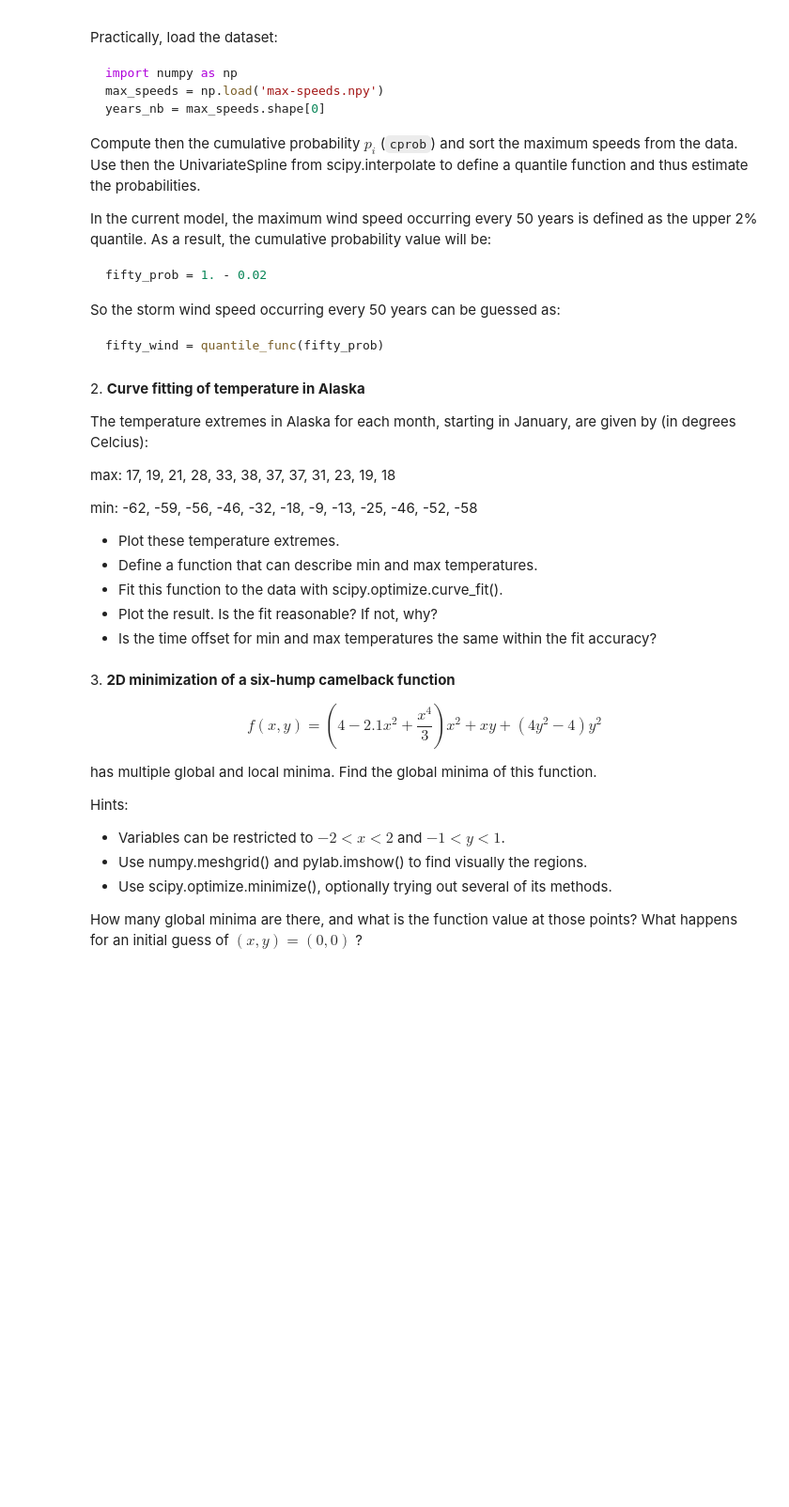
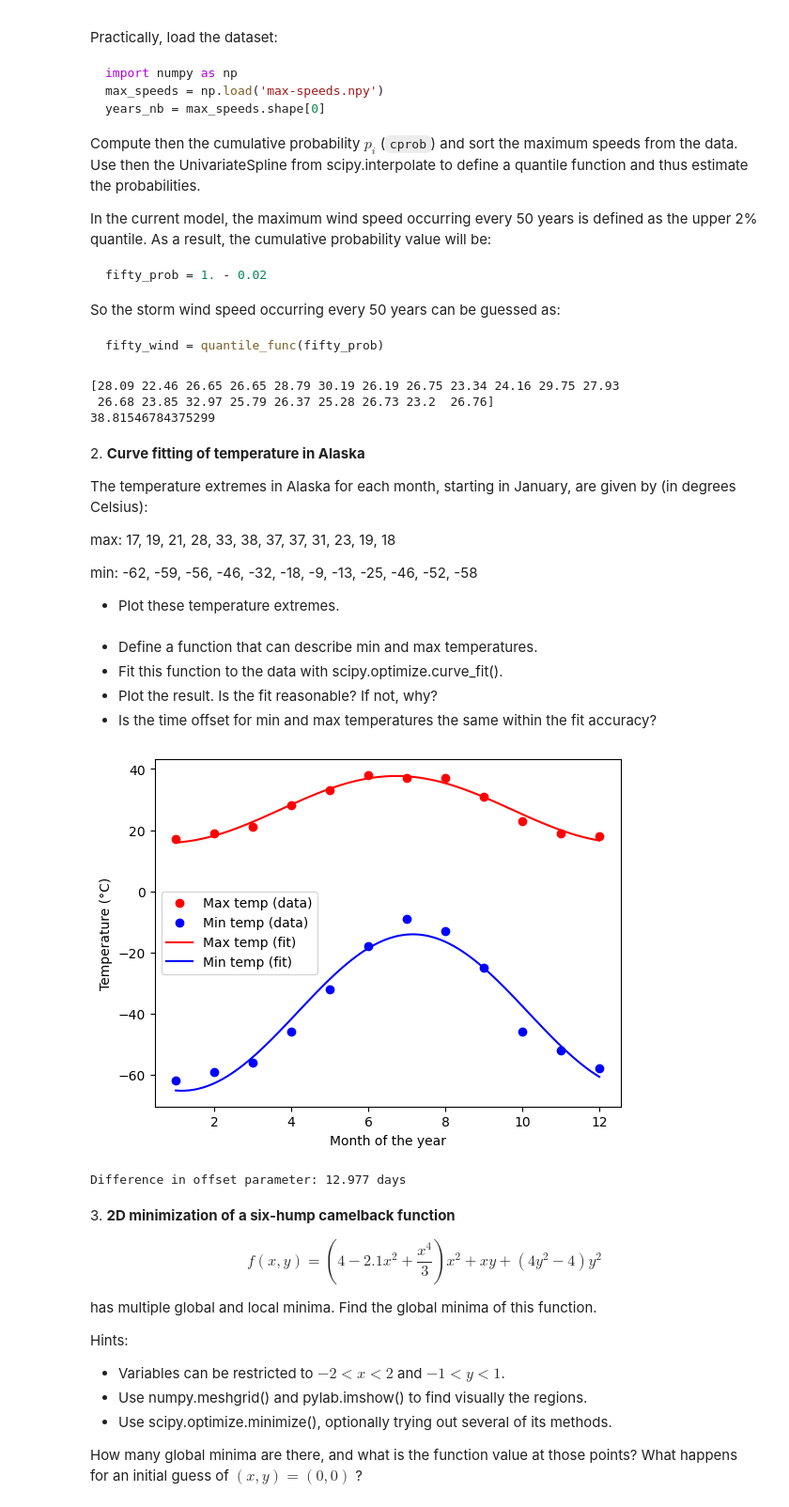
Before and after one commit to LiberoP/LaboratoryOfComputationalPhysics_Y8, a Jupyter notebook: 09ex_Algorithms.ipynb, the cells around one changed output. Shown at 94% size. Drawn from its saved outputs; the diff is of its cells as text; code cells hidden in the pictures; blank space fills up the shorter version.

```diff
--- a/09ex_Algorithms.ipynb
+++ b/09ex_Algorithms.ipynb
@@ -34,3 +40,17 @@ fifty_wind = quantile_func(fifty_prob)
 # so instead of fitting a gaussian (binned wind speed on x axis and occurences, probabilities if normalised,  on y axis),
 # we fit Q(p) = sqrt(2) erf^-1(2p-1) as per Wikipedia (or rather a generic function?);
 # where p(x_i), after arranging dataset in ascending order, is the fraction of measures less or equal to x_i
+max_speeds = np.load('max-speeds.npy')
+years_nb = max_speeds.shape[0]
+cprob=np.array([(i+1)/(years_nb+1) for i in range(years_nb)])
+max_speeds_sorted=np.sort(max_speeds)
+quantile_func=sp.interpolate.make_splrep(y=max_speeds, x=cprob)
+fifty_prob=1.-0.02
+fifty_wind=quantile_func(fifty_prob)
+print(max_speeds)
+print(fifty_wind)
+# ---> double check? evm plot?
+# %% [output]
+[28.09 22.46 26.65 26.65 28.79 30.19 26.19 26.75 23.34 24.16 29.75 27.93
+ 26.68 23.85 32.97 25.79 26.37 25.28 26.73 23.2  26.76]
+38.81546784375299
@@ -44,14 +57,10 @@ print(max_speeds, '\n', years_nb)
 # %% [markdown]
 2\. **Curve fitting of temperature in Alaska**
 
-The temperature extremes in Alaska for each month, starting in January, are given by (in degrees Celcius):
+The temperature extremes in Alaska for each month, starting in January, are given by (in degrees Celsius):
 
 max:  17,  19,  21,  28,  33,  38, 37,  37,  31,  23,  19,  18
 
 min: -62, -59, -56, -46, -32, -18, -9, -13, -25, -46, -52, -58
 
 * Plot these temperature extremes.
-* Define a function that can describe min and max temperatures.
-* Fit this function to the data with scipy.optimize.curve_fit().
-* Plot the result. Is the fit reasonable? If not, why?
-* Is the time offset for min and max temperatures the same within the fit accuracy?
@@ -64,3 +67,46 @@ min: -62, -59, -56, -46, -32, -18, -9, -13, -25, -46, -52, -58
+# %% [markdown]
+* Define a function that can describe min and max temperatures.
+* Fit this function to the data with scipy.optimize.curve_fit().
+* Plot the result. Is the fit reasonable? If not, why?
+* Is the time offset for min and max temperatures the same within the fit accuracy?
+# %%
+#1- use pyplot;
+#2/5- as daylight is a sine function of time of the year (and latitude and possibly longitude),
+# makes sense to use it to fit eg the max temperatures
+# also should use two of them, as it's clear that thermal excursion is not constant;
+# so the function for min temperature should have the same 12-month periodicity bud include a phase (-> diff maxs and mins)
+max_temps=np.array([17,  19,  21,  28,  33,  38, 37,  37,  31,  23,  19,  18])
+min_temps=np.array([-62, -59, -56, -46, -32, -18, -9, -13, -25, -46, -52, -58])
+fig,ax = plt.subplots()
+months=np.arange(1,13)
+ax.plot(months, max_temps, 'o', label="Max temp (data)", color='r')
+ax.plot(months, min_temps, 'o', label="Min temp (data)", color='b')
+ax.set_xlabel("Month of the year")
+ax.set_ylabel("Temperature (°C)")
+
+omega=np.pi / 6
+def fitfunc(x, a, phi, b):
+    return a*np.sin(omega*x+phi)+b
+opt_pars_max, pars_covariance_max = sp.optimize.curve_fit(fitfunc, months, max_temps)
+lin=np.linspace(1,12, 100)
+ax.plot(lin, fitfunc(lin, opt_pars_max[0], opt_pars_max[1], opt_pars_max[2]),
+        label="Max temp (fit)", color='r')
+opt_pars_min, pars_covariance_min = sp.optimize.curve_fit(fitfunc, months, min_temps)
+ax.plot(lin, fitfunc(lin, opt_pars_min[0], opt_pars_min[1], opt_pars_min[2]),
+        label="Min temp (fit)", color='b')
+plt.legend(loc='best')
+plt.show()
+
+# ---> pretty good, but min temps are asymmetric
+
+time_offsets=np.array([opt_pars_max[1], opt_pars_min[1]])*(6/np.pi)
+time_off_diff=np.abs(time_offsets[0]-time_offsets[1])
+time_off_diff=min(time_off_diff, (6-time_off_diff))*30
+print(f"Difference in offset parameter: {time_off_diff:.3f} days")
+# ---> about the same
+# %% [output]
+[figure, added]
+Difference in offset parameter: 12.977 days
 # %% [markdown]
 3\. **2D minimization of a six-hump camelback function**
 
```
Also changed, not shown: parts of 13 cells of this notebook, 6 other files.
